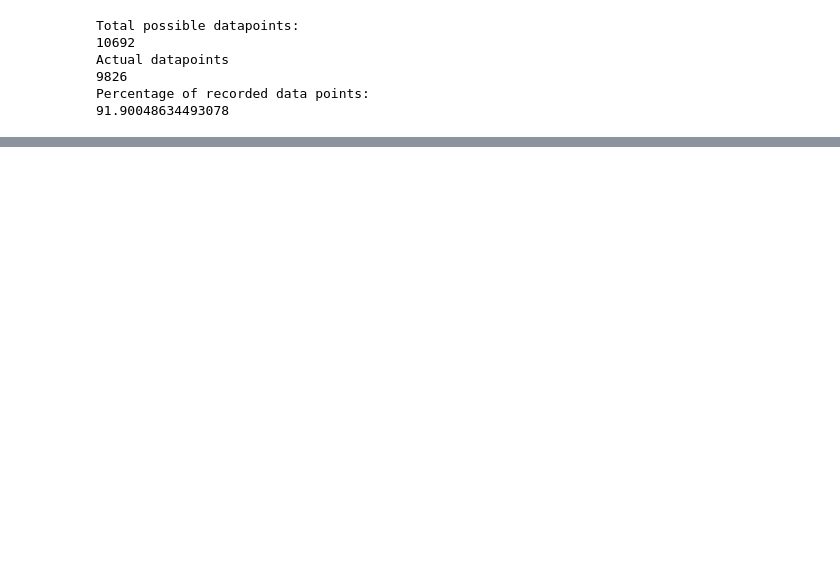
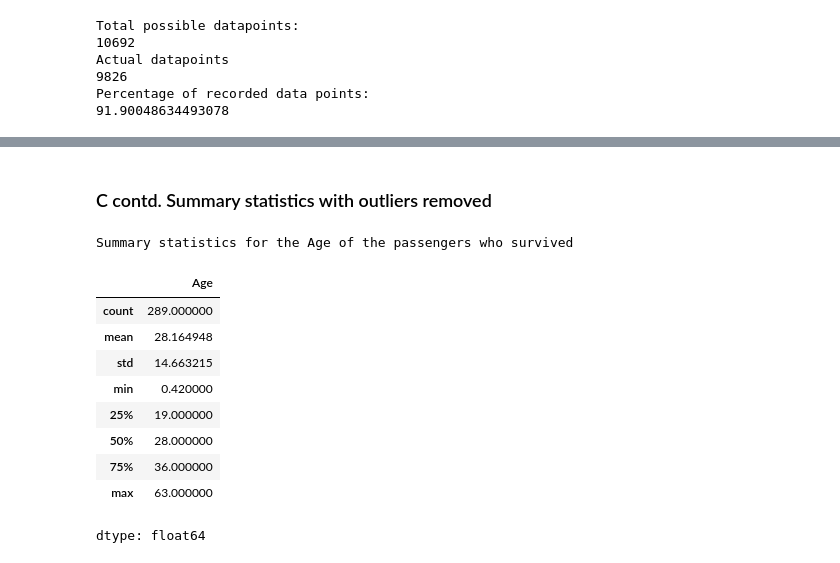
Before and after one commit to nidhicodes4045/csc442_hw4, a Jupyter notebook: CSC422_HW4_nrgrover.ipynb, the cells around one changed output, grey strips where cells are left out. Drawn from its saved outputs; the diff is of its cells as text; code cells hidden in the pictures; blank space fills up the shorter version.

```diff
--- a/CSC422_HW4_nrgrover.ipynb
+++ b/CSC422_HW4_nrgrover.ipynb
@@ -327,0 +380,19 @@ The number of people surviving who travelled in third class is:
+# %% [markdown]
+### C contd. Summary statistics with outliers removed
+# %%
+print ("Summary statistics for the Age of the passengers who survived")
+#Generate descriptive statistics for the Age of the passengers who survived
+#with outliers and null values removed
+tdf.loc[tdf['Survived_cat'] == 1, 'Age'].dropna().describe()
+# %% [output]
+Summary statistics for the Age of the passengers who survived
+|  | Age |
+| count | 289.000000 |
+| mean | 28.164948 |
+| std | 14.663215 |
+| min | 0.420000 |
+| 25% | 19.000000 |
+| 50% | 28.000000 |
+| 75% | 36.000000 |
+| max | 63.000000 |
+dtype: float64
```
Also changed, not shown: parts of 77 cells of this notebook.
